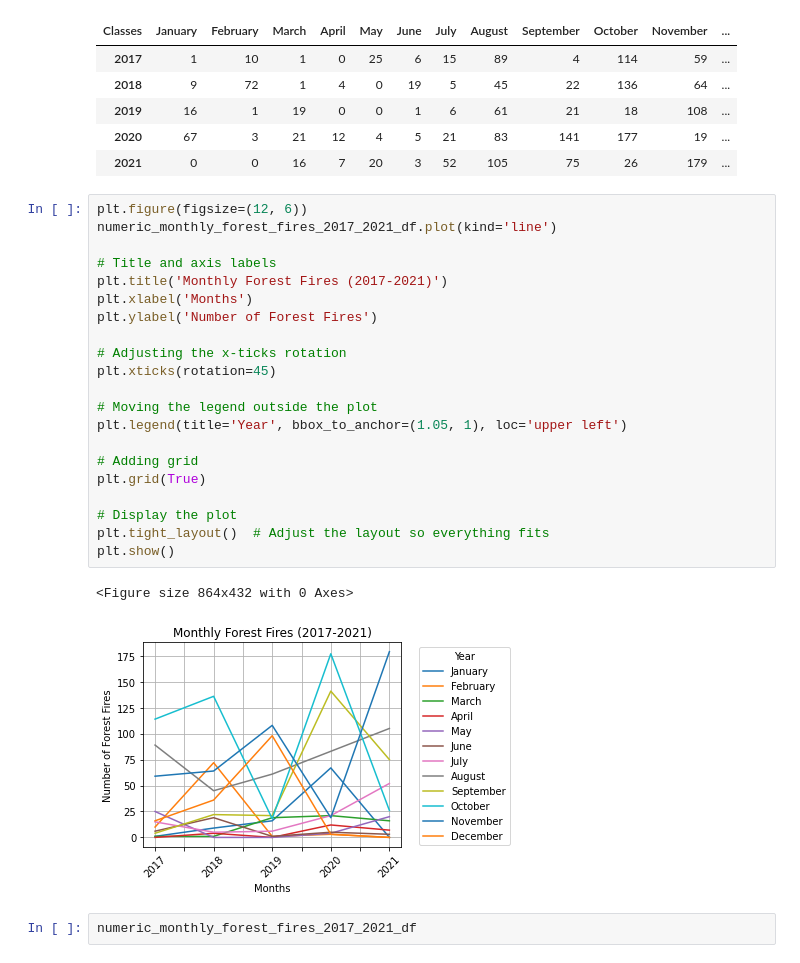
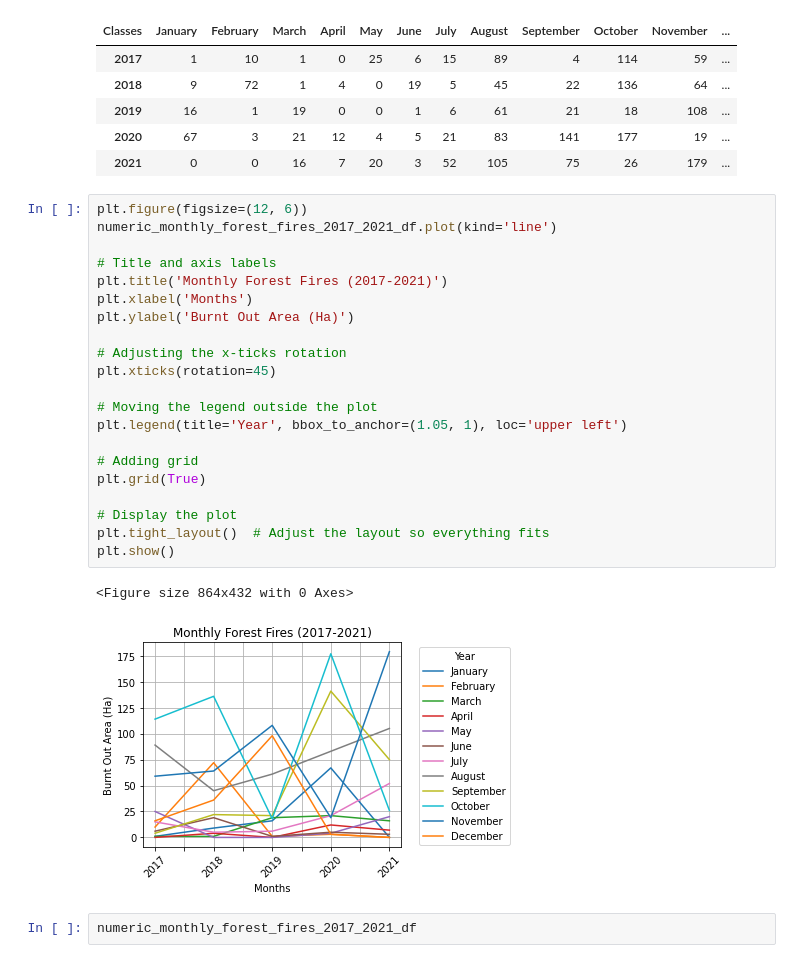
Before and after one commit to RaphaLevy/Study_on_Malaria_dynamics, a Jupyter notebook: mapbiomas_data/MapBiomas_Manaus_Data_2017_2021.ipynb, the cells around one changed output. Drawn from its saved outputs; the diff is of its cells as text.

Commit message:
Correction on plot titles

```diff
--- a/mapbiomas_data/MapBiomas_Manaus_Data_2017_2021.ipynb
+++ b/mapbiomas_data/MapBiomas_Manaus_Data_2017_2021.ipynb
@@ -517,27 +517,27 @@ numeric_monthly_forest_fires_2017_2021_df
 # %%
 plt.figure(figsize=(12, 6))
 numeric_monthly_forest_fires_2017_2021_df.plot(kind='line')
 
 # Title and axis labels
 plt.title('Monthly Forest Fires (2017-2021)')
 plt.xlabel('Months')
-plt.ylabel('Number of Forest Fires')
+plt.ylabel('Burnt Out Area (Ha)')
 
 # Adjusting the x-ticks rotation
 plt.xticks(rotation=45)
 
 # Moving the legend outside the plot
 plt.legend(title='Year', bbox_to_anchor=(1.05, 1), loc='upper left')
 
 # Adding grid
 plt.grid(True)
 
 # Display the plot
 plt.tight_layout()  # Adjust the layout so everything fits
 plt.show()
 # %% [output]
 <Figure size 864x432 with 0 Axes>
-[figure, old version]
+[figure, new version]
 # %%
 numeric_monthly_forest_fires_2017_2021_df
 # %% [output]
```
Also changed, not shown: parts of 1 cell of this notebook.
